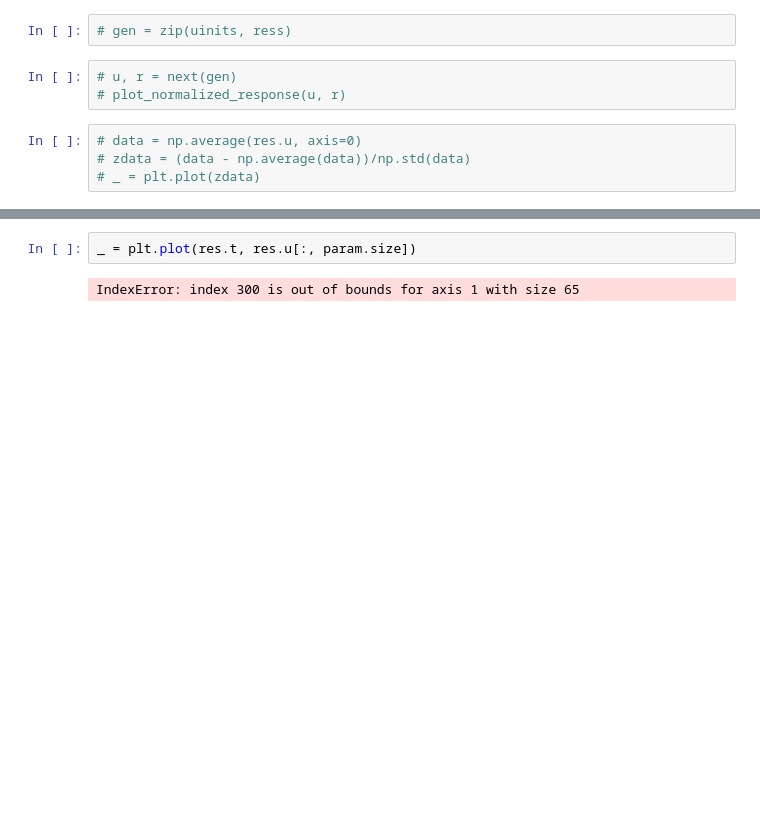
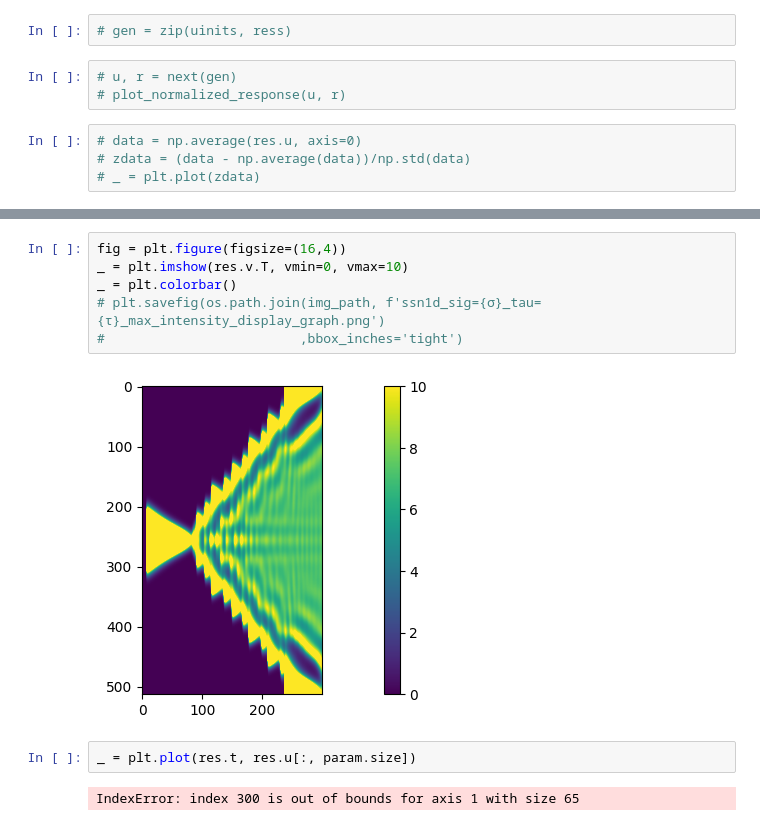
Before and after one commit to nbj2008/wilson_cowan_2d, a Jupyter notebook: notebooks/New Works/SSN 1D Non-Local Front.ipynb, the cells around one changed output, grey strips where cells are left out. Saved outputs shown, nothing was run; the diff lists cells and outputs as text; blank space fills up the shorter version.

```diff
--- a/notebooks/New Works/SSN 1D Non-Local Front.ipynb
+++ b/notebooks/New Works/SSN 1D Non-Local Front.ipynb
@@ -162,3 +165,11 @@ _ = plt.imshow(res.u.T, vmin=0, vmax=1)
+# %%
+fig = plt.figure(figsize=(16,4))
+_ = plt.imshow(res.v.T, vmin=0, vmax=10)
+_ = plt.colorbar()
+# plt.savefig(os.path.join(img_path, f'ssn1d_sig={σ}_tau={τ}_max_intensity_display_graph.png')
+#                         ,bbox_inches='tight')
+# %% [output]
+[figure, added]
 # %%
 _ = plt.plot(res.t, res.u[:, param.size])
 # %% [output]
```
Also changed, not shown: parts of 3 cells of this notebook, 3 other files.
